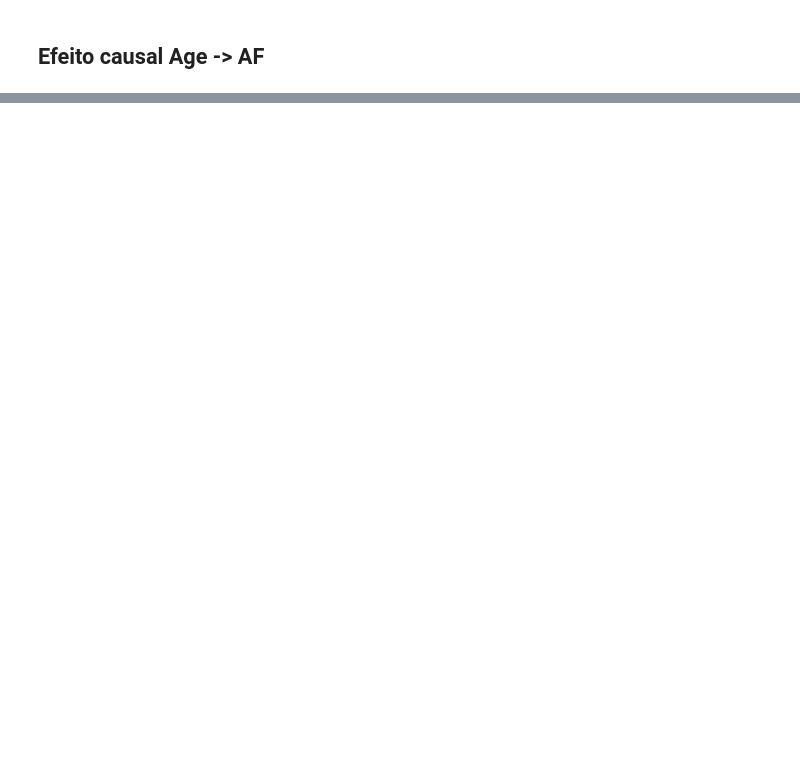
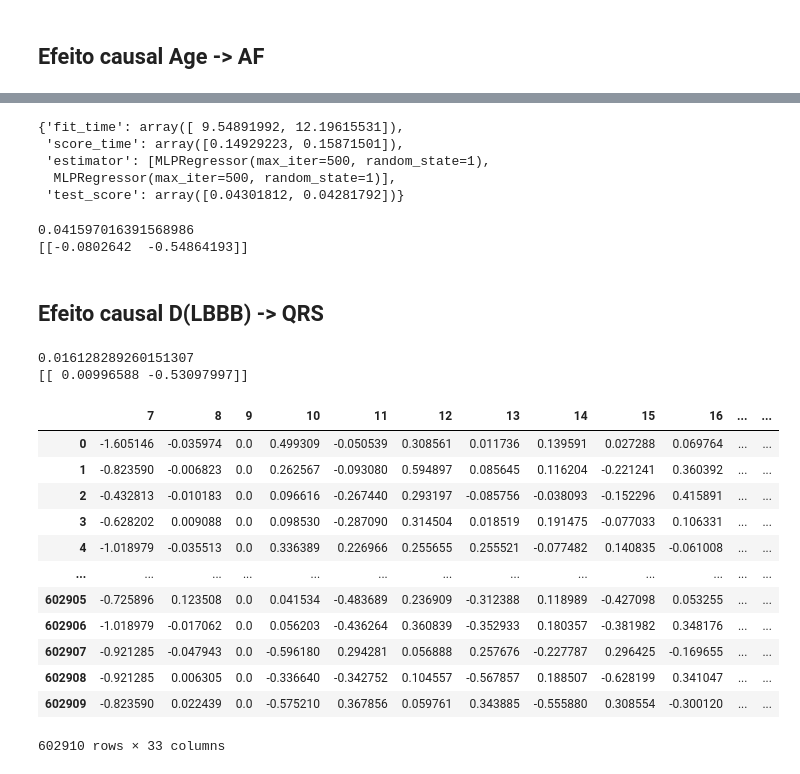
Before and after one commit to EduMio/TP-Causalidade, a Jupyter notebook: notebooks/Grafo_Causal.ipynb, the cells around one changed output, grey strips where cells are left out. Drawn from its saved outputs; the diff is of its cells as text; code cells hidden in the pictures; blank space fills up the shorter version.

```diff
--- a/notebooks/Grafo causal.ipynb
+++ b/notebooks/Grafo_Causal.ipynb
@@ -17,5 +20,5 @@ from sklearn.model_selection import cross_validate
 # %%
 # Leitura da base
-base = np.load('db_crude.npy')
+base = np.load('../data/training/db.npy')
 # %%
 data = pd.DataFrame(data=base)
@@ -104,3 +202,47 @@ Coefficient:    0.061959106531323915
+# %%
+results
+# %% [output]
+{'fit_time': array([ 9.54891992, 12.19615531]),
+ 'score_time': array([0.14929223, 0.15871501]),
+ 'estimator': [MLPRegressor(max_iter=500, random_state=1),
+  MLPRegressor(max_iter=500, random_state=1)],
+ 'test_score': array([0.04301812, 0.04281792])}
+# %%
+X = data[[0,6]]
+y = data[[7]]
+reg = LinearRegression().fit(X, y)
+print(reg.score(X,y))
+print(reg.coef_)
+# %% [output]
+0.041597016391568986
+[[-0.0802642  -0.54864193]]
+# %% [markdown]
+## Efeito causal D(LBBB) -> QRS
+# %%
+X = data[[0,3]]
+y = data[[79]]
+reg = LinearRegression().fit(X, y)
+print(reg.score(X,y))
+print(reg.coef_)
+# %% [output]
+0.016128289260151307
+[[ 0.00996588 -0.53097997]]
+# %%
+data[[i for i in range(7,40)]]
+# %% [output]
+|  | 7 | 8 | 9 | 10 | 11 | 12 | 13 | 14 | 15 | 16 | ... | ... |
+| 0 | -1.605146 | -0.035974 | 0.0 | 0.499309 | -0.050539 | 0.308561 | 0.011736 | 0.139591 | 0.027288 | 0.069764 | ... | ... |
+| 1 | -0.823590 | -0.006823 | 0.0 | 0.262567 | -0.093080 | 0.594897 | 0.085645 | 0.116204 | -0.221241 | 0.360392 | ... | ... |
+| 2 | -0.432813 | -0.010183 | 0.0 | 0.096616 | -0.267440 | 0.293197 | -0.085756 | -0.038093 | -0.152296 | 0.415891 | ... | ... |
+| 3 | -0.628202 | 0.009088 | 0.0 | 0.098530 | -0.287090 | 0.314504 | 0.018519 | 0.191475 | -0.077033 | 0.106331 | ... | ... |
+| 4 | -1.018979 | -0.035513 | 0.0 | 0.336389 | 0.226966 | 0.255655 | 0.255521 | -0.077482 | 0.140835 | -0.061008 | ... | ... |
+| ... | ... | ... | ... | ... | ... | ... | ... | ... | ... | ... | ... | ... |
+| 602905 | -0.725896 | 0.123508 | 0.0 | 0.041534 | -0.483689 | 0.236909 | -0.312388 | 0.118989 | -0.427098 | 0.053255 | ... | ... |
+| 602906 | -1.018979 | -0.017062 | 0.0 | 0.056203 | -0.436264 | 0.360839 | -0.352933 | 0.180357 | -0.381982 | 0.348176 | ... | ... |
+| 602907 | -0.921285 | -0.047943 | 0.0 | -0.596180 | 0.294281 | 0.056888 | 0.257676 | -0.227787 | 0.296425 | -0.169655 | ... | ... |
+| 602908 | -0.921285 | 0.006305 | 0.0 | -0.336640 | -0.342752 | 0.104557 | -0.567857 | 0.188507 | -0.628199 | 0.341047 | ... | ... |
+| 602909 | -0.823590 | 0.022439 | 0.0 | -0.575210 | 0.367856 | 0.059761 | 0.343885 | -0.555880 | 0.308554 | -0.300120 | ... | ... |
+602910 rows × 33 columns
 # %%
 # Cálculo do efeito D -> W
 # Backdoor-path 1: D <- AGE -> W: fazer condicionamento do fork em AGE
```
Also changed, not shown: parts of 21 cells of this notebook, 3 other files.
